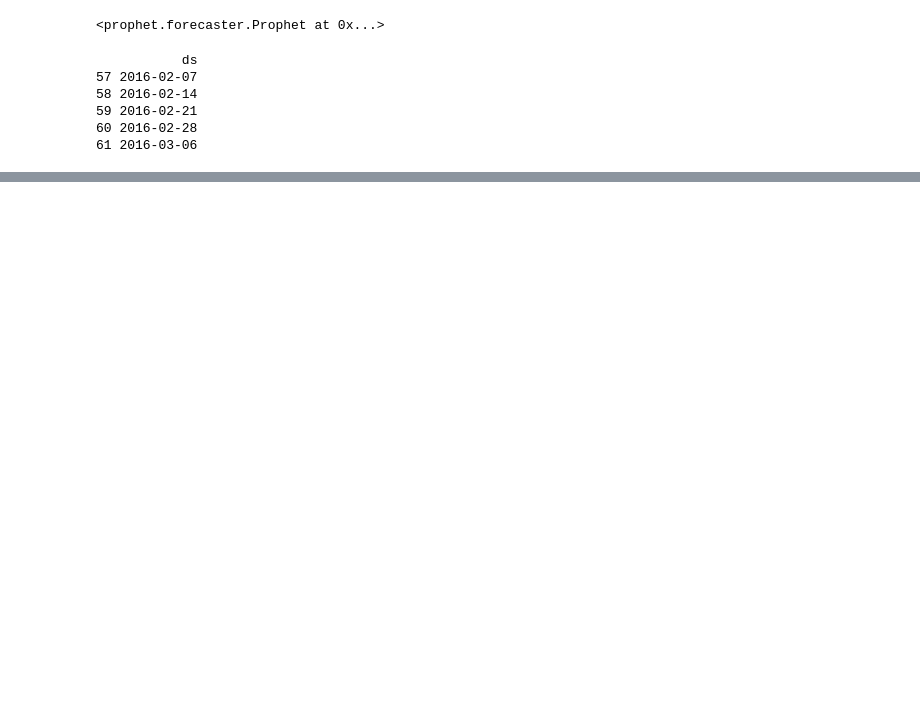
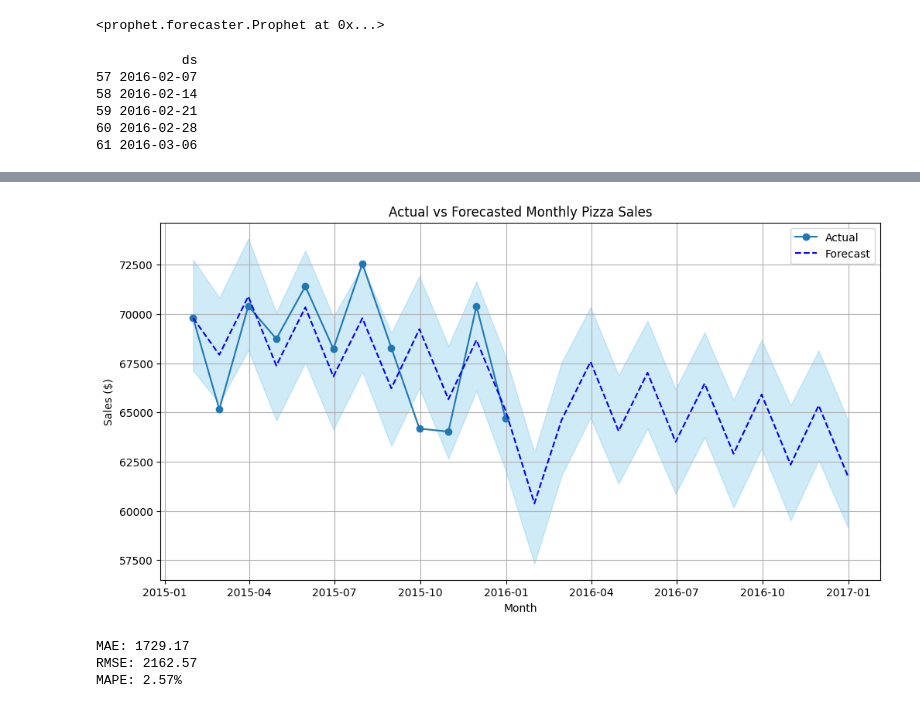
Before and after one commit to AdityaKumbhar21/Pizza_Sales_Analysis_and_Forecasting, a Jupyter notebook: notebooks/02_forecasting.ipynb, the cells around one changed output, grey strips where cells are left out. Saved outputs shown, nothing was run; the diff lists cells and outputs as text; code cells hidden in the pictures; blank space fills up the shorter version.

```diff
--- a/notebooks/02_forecasting.ipynb
+++ b/notebooks/02_forecasting.ipynb
@@ -392,0 +439,30 @@ plt.show()
+# %%
+# Plot actual and forecast
+plt.figure(figsize=(12, 6))
+plt.plot(prophet_df['ds'], prophet_df['y'], label='Actual', marker='o')
+plt.plot(forecast['ds'], forecast['yhat'], label='Forecast', linestyle='--', color='blue')
+plt.fill_between(forecast['ds'], forecast['yhat_lower'], forecast['yhat_upper'], color='skyblue', alpha=0.4)
+plt.title("Actual vs Forecasted Monthly Pizza Sales")
+plt.xlabel("Month")
+plt.ylabel("Sales ($)")
+plt.legend()
+plt.grid(True)
+plt.show()
+# %% [output]
+[figure, added]
+# %%
+actual = prophet_df.set_index('ds')
+predicted = forecast.set_index('ds').loc[actual.index]
+
+
+mae = mean_absolute_error(actual['y'], predicted['' 'yhat'])
+rmse = sqrt(mean_squared_error(actual['y'], predicted['yhat']))
+mape = (abs((actual['y'] - predicted['yhat']) / actual['y'])).mean() * 100
+
+print(f"MAE: {mae:.2f}")
+print(f"RMSE: {rmse:.2f}")
+print(f"MAPE: {mape:.2f}%")
+# %% [output]
+MAE: 1729.17
+RMSE: 2162.57
+MAPE: 2.57%
```
Also changed, not shown: parts of 10 cells of this notebook.
